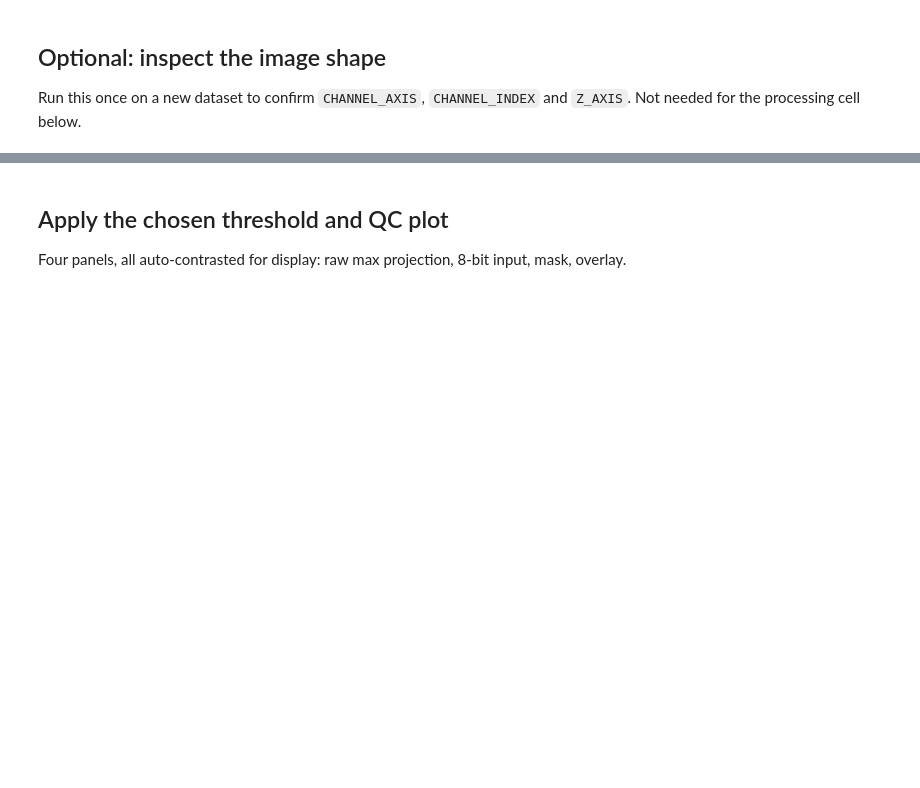
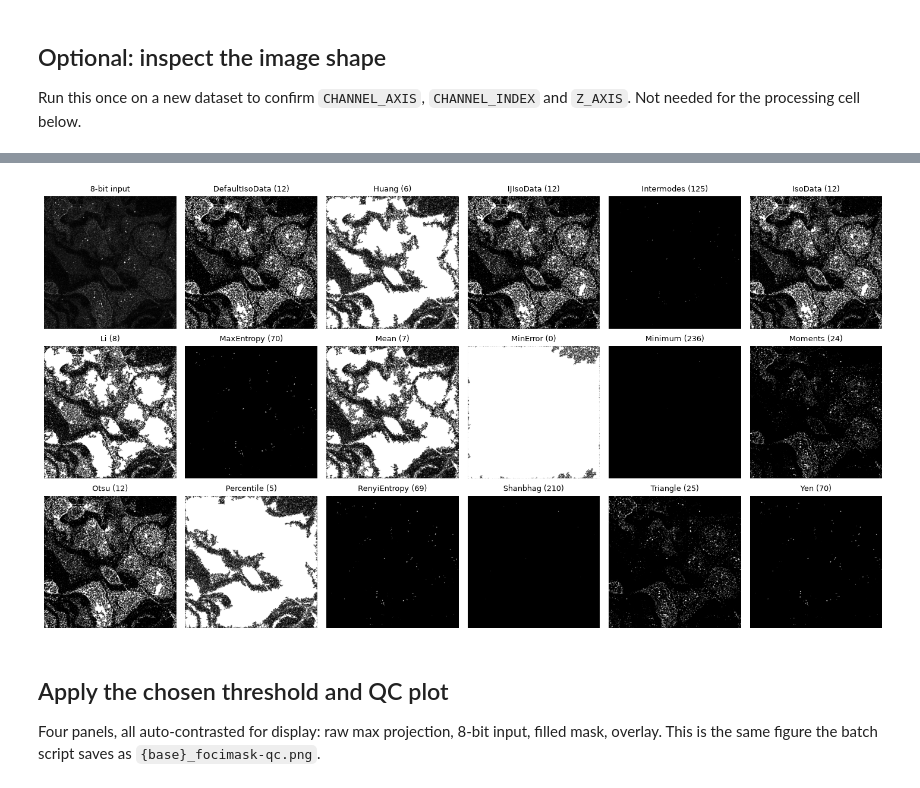
Before and after one commit to JeffLeeLab/Image-analysis, a Jupyter notebook: people/AlfredoCastello/Zhiling-Marko-HIV/segment-hiv-transcription-foci-workbook.ipynb, the cells around one changed output, grey strips where cells are left out. Saved outputs shown, nothing was run; the diff lists cells and outputs as text; code cells hidden in the pictures; blank space fills up the shorter version.

```diff
--- a/people/AlfredoCastello/Zhiling-Marko-HIV/segment-hiv-transcription-foci-workbook.ipynb
+++ b/people/AlfredoCastello/Zhiling-Marko-HIV/segment-hiv-transcription-foci-workbook.ipynb
@@ -48,20 +70,20 @@ import AutoThresholder  # ImageJ / Fiji Auto_Threshold methods, vendored in this
 # %%
 IMAGE_PATH = "/Volumes/Jeff-exFAT/Marko_HIV/110723/MARF1/Dox/MARF1_Dox_48hpi_2023_07_31__18_28_19.czi_-_Image_2__04_Series_04.tif"
 
-CHANNEL_AXIS = 1   # 0-based in the order of most likely (Z, C, Y, X); check with the optional shape cell below
-CHANNEL_INDEX = 0  # 0-based: which channel to keep
-Z_AXIS = 0         # O-based: Z axis of the stack *after* the channel axis has been removed
-
-ROLLING_BALL_RADIUS = 10  # pixels; must be larger than the foci, smaller than cell-scale variation
-MEDIAN_RADIUS = 2         # pixels; a disk(2) footprint is 5x5, so foci < ~3 px across get eroded
+PARAMS = Params(
+    channel_axis=1,   # 0-based in the order of most likely (Z, C, Y, X); check with the shape cell below
+    channel_index=0,  # 0-based: which channel to keep
+    z_axis=0,         # 0-based: Z axis of the stack *after* the channel axis has been removed
+    rolling_ball_radius=10,  # pixels; larger than the foci, smaller than cell-scale variation
+    median_radius=2,         # pixels; disk(2) is 5x5. Below this the mask is mostly
+                             # single-pixel noise; above it foci erode and merge
+    mode="2d",  # "2d": project, then filter once (fast). "3d": filter each slice, then project
+)
 
 # Any ImageJ Auto_Threshold method: DefaultIsoData, Huang, IJIsoData, Intermodes,
 # IsoData, Li, MaxEntropy, Mean, MinError, Minimum, Moments, Otsu, Percentile,
 # RenyiEntropy, Shanbhag, Triangle, Yen
 THRESHOLD_METHOD = "MaxEntropy"
-
-# Display only: percentile range used to auto-contrast the QC panels
-CONTRAST_PERCENTILES = (0.5, 99.9)
 # %% [markdown]
 ## Helpers
 
@@ -118,53 +123,20 @@ Everything up to the threshold survey in one cell. Outputs kept for the QC cell:
 # %%
-# --- 1. Open the image and keep only the selected channel -------------------------------
-raw_stack = tifffile.imread(IMAGE_PATH)
-channel_stack = np.take(raw_stack, indices=CHANNEL_INDEX, axis=CHANNEL_AXIS)  # (Z, Y, X)
+# --- Steps 1-6, then every ImageJ auto-threshold method ------------------------------
+raw_projection, input_8bit = preprocess(IMAGE_PATH, PARAMS)
+threshold_levels = all_thresholds(input_8bit)
 
-# --- 2. Max Z-projection of the raw channel, kept only for the QC plot ------------------
-raw_projection = np.max(channel_stack, axis=Z_AXIS)
+# --- Fill holes in each mask (ImageJ Binary > Fill Holes) ---------------------------
+usable_methods = [(name, level) for name, level in threshold_levels.items() if level >= 0]
+method_masks = {name: fill_holes(input_8bit > level) for name, level in usable_methods}
 
-# --- 3. Rolling-ball background subtraction, slice by slice ----------------------------
-# A 2D ball per slice, not a 3D kernel: each plane's own out-of-focus haze is removed and
-# every slice is pulled to a zero baseline before the slices compete in the max projection.
-subtracted_slices = []
-for z_slice in np.moveaxis(channel_stack, Z_AXIS, 0):
-    background = rolling_ball(z_slice, radius=ROLLING_BALL_RADIUS)
-    subtracted = np.clip(z_slice.astype(np.float64) - background, 0, None)
-    subtracted_slices.append(subtracted.astype(channel_stack.dtype))
-subtracted_stack = np.stack(subtracted_slices, axis=0)
-
-# --- 4. Max Z-projection of the background-subtracted stack ----------------------------
-subtracted_projection = np.max(subtracted_stack, axis=0)
-
-# --- 5. Median filter the projection ---------------------------------------------------
-# Denoising only (edge-preserving, not edge-enhancing): removes single-pixel spikes so the
-# histogram the threshold methods see is cleaner and the mask is less speckled.
-denoised_projection = median(subtracted_projection, disk(MEDIAN_RADIUS))
-
-# --- 6. Convert 16-bit -> 8-bit; this is the input to thresholding ---------------------
-input_8bit = img_as_ubyte(rescale_intensity(denoised_projection, out_range=(0, 1)))
-
-# --- 7. Try all ImageJ auto-threshold methods -----------------------------------------
-input_hist = histogram_8bit(input_8bit)
-threshold_levels = {}
-for name in METHOD_NAMES:
-    try:
-        threshold_levels[name] = auto_threshold(input_8bit, name, input_hist)
-    except Exception as exc:  # a method can fail outright on a degenerate histogram
-        threshold_levels[name] = -1
-        print(f"{name}: failed ({type(exc).__name__}: {exc})")
-
-print(f"channel stack {channel_stack.shape} -> projection {input_8bit.shape}, "
-      f"8-bit min/max {input_8bit.min()}/{input_8bit.max()}")
+print(f"projection {input_8bit.shape}, 8-bit min/max {input_8bit.min()}/{input_8bit.max()}")
 for name, level in threshold_levels.items():
     if level < 0:
         print(f"{name:<15} ->  no threshold found")
     else:
-        print(f"{name:<15} -> {level:4d}   foreground {100 * (input_8bit > level).mean():6.2f}%")
+        print(f"{name:<15} -> {level:4d}   foreground {100 * method_masks[name].mean():6.2f}%")
 
-# --- 8. Plot the 8-bit input and every usable method's mask ---------------------------
-usable_methods = [(name, level) for name, level in threshold_levels.items() if level >= 0]
-
+# --- Plot the 8-bit input and every usable method's filled mask ---------------------
 ncols = 6
 nrows = -(-(len(usable_methods) + 1) // ncols)  # +1 for the input image
 fig, axes = plt.subplots(nrows, ncols, figsize=(2.4 * ncols, 2.6 * nrows))
@@ -174,10 +146,11 @@ vmin, vmax = contrast_limits(input_8bit)
 axes[0].imshow(input_8bit, cmap="gray", vmin=vmin, vmax=vmax)
 axes[0].set_title("8-bit input", fontsize=9)
 for ax, (name, level) in zip(axes[1:], usable_methods):
-    ax.imshow(input_8bit > level, cmap="gray")
+    ax.imshow(method_masks[name], cmap="gray")
     ax.set_title(f"{name} ({level})", fontsize=9)
 for ax in axes:
     ax.axis("off")
 
 plt.tight_layout()
 plt.show()
+# %% [output]
@@ -184,5 +176,7 @@ plt.show()
+[figure, added]
 # %% [markdown]
 ## Apply the chosen threshold and QC plot
 
-Four panels, all auto-contrasted for display: raw max projection, 8-bit input, mask, overlay.
+Four panels, all auto-contrasted for display: raw max projection, 8-bit input, filled mask,
+overlay. This is the same figure the batch script saves as `{base}_focimask-qc.png`.
 # %%
```
Also changed, not shown: parts of 10 cells of this notebook, 13 other files.
